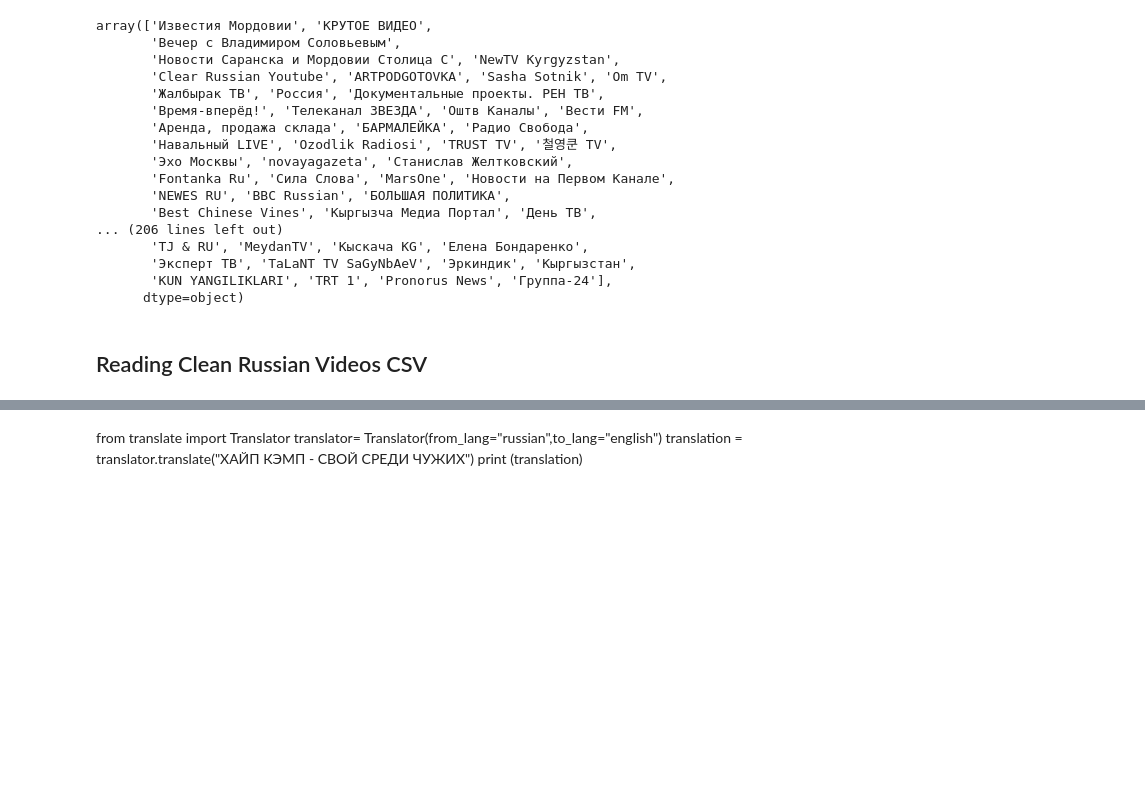
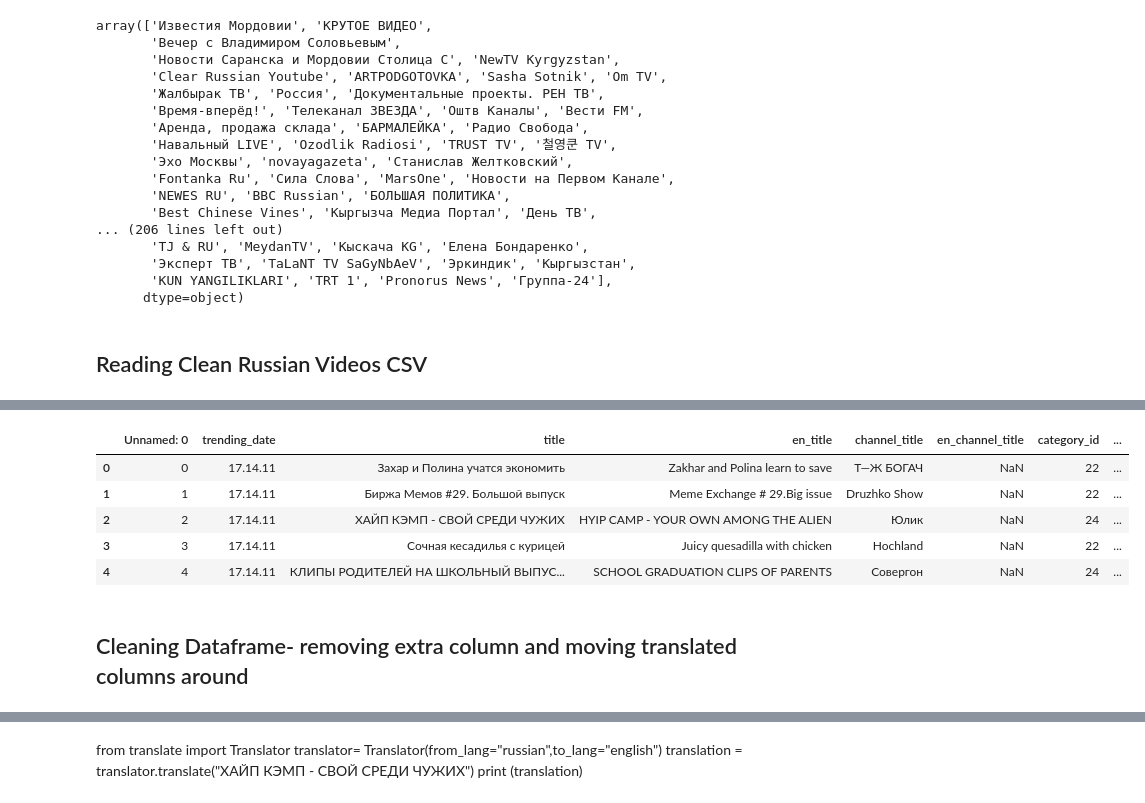
Before and after one commit to jeosqueri/project_2, a Jupyter notebook: RussiaVideoCleaning.ipynb, the cells around one changed output, grey strips where cells are left out. Drawn from its saved outputs; the diff is of its cells as text; code cells hidden in the pictures; blank space fills up the shorter version.

```diff
--- a/RussiaVideoCleaning.ipynb
+++ b/RussiaVideoCleaning.ipynb
@@ -388,0 +531,12 @@ ru_df['en_title'] = en_title
+# %%
+ru_df['en_tags'] = pd.Series((en_tags), dtype ='float64')
+ru_df.head(5)
+# %% [output]
+|  | Unnamed: 0 | trending_date | title | en_title | channel_title | en_channel_title | category_id | ... |
+| 0 | 0 | 17.14.11 | Захар и Полина учатся экономить | Zakhar and Polina learn to save | Т—Ж БОГАЧ | NaN | 22 | ... |
+| 1 | 1 | 17.14.11 | Биржа Мемов #29. Большой выпуск | Meme Exchange # 29.Big issue | Druzhko Show | NaN | 22 | ... |
+| 2 | 2 | 17.14.11 | ХАЙП КЭМП - СВОЙ СРЕДИ ЧУЖИХ | HYIP CAMP - YOUR OWN AMONG THE ALIEN | Юлик | NaN | 24 | ... |
+| 3 | 3 | 17.14.11 | Сочная кесадилья с курицей | Juicy quesadilla with chicken | Hochland | NaN | 22 | ... |
+| 4 | 4 | 17.14.11 | КЛИПЫ РОДИТЕЛЕЙ НА ШКОЛЬНЫЙ ВЫПУС... | SCHOOL GRADUATION CLIPS OF PARENTS | Совергон | NaN | 24 | ... |
+# %% [markdown]
+## Cleaning Dataframe- removing extra column and moving translated columns around
```
Also changed, not shown: parts of 28 cells of this notebook, 3 other files.
